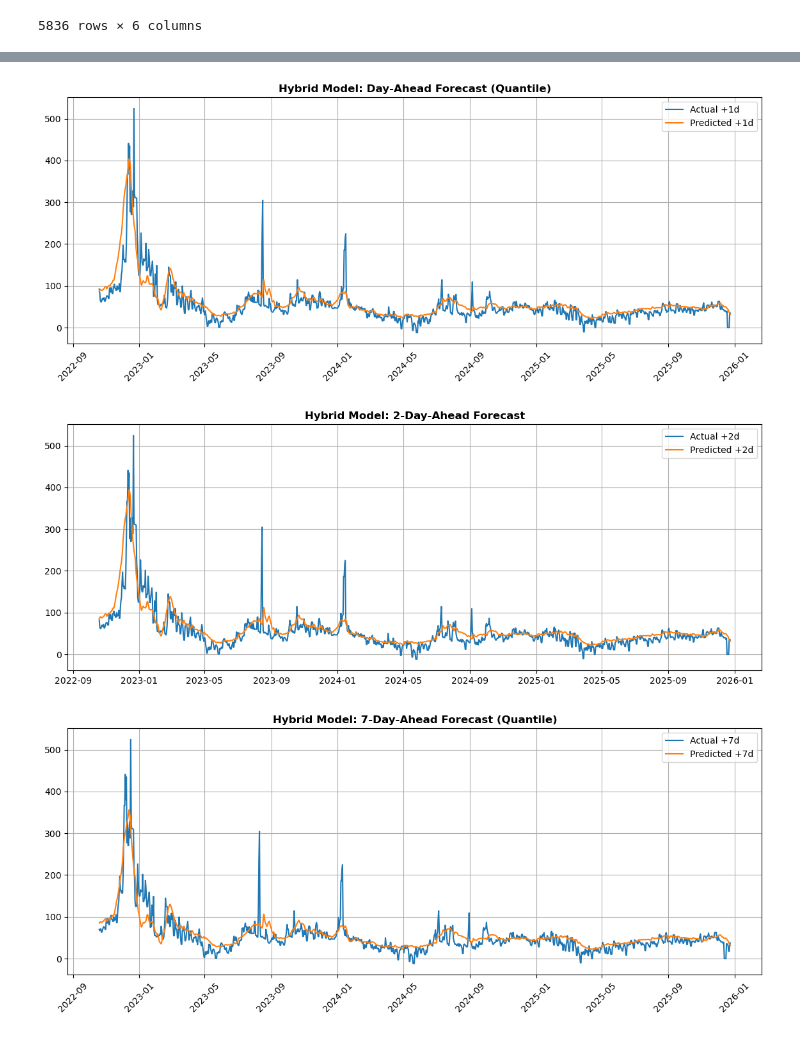
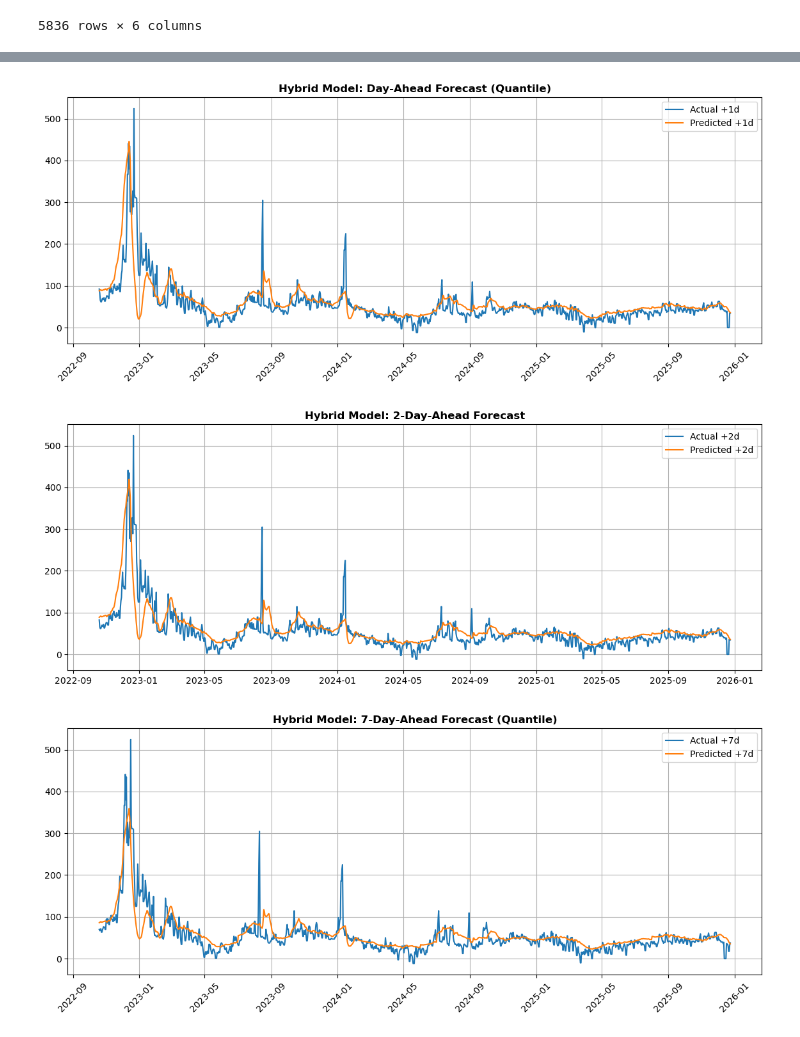
Before and after one commit to eschmidy1/DATA-543-CA-Energy, a Jupyter notebook: prelim_model.ipynb, the cells around one changed output, grey strips where cells are left out. Drawn from its saved outputs; the diff is of its cells as text; code cells hidden in the pictures.

```diff
--- a/prelim_model.ipynb
+++ b/prelim_model.ipynb
@@ -504,7 +503,7 @@ def quantile_loss(q, y, f):
     e = y - f
     return torch.max(q * e, (q - 1) * e).mean()
 
-q = 0.87  # Goal is to improve matching with peaks, volatility
+q = 0.9 # Goal is to improve matching with peaks, volatility
 optimizer = torch.optim.Adam(model.parameters(), lr=1e-3)
 
 epochs = 25
@@ -599,6 +598,6 @@ Epoch 25 | Train Loss: 2.4593 | Val Loss: 5.6131
-[figure, old version]
+[figure, new version]
-[figure, old version]
+[figure, new version]
-[figure, old version]
+[figure, new version]
 # %%
 ##########################################################################
 # Random Forest Model for Comparison to CNN
```
Also changed, not shown: parts of 10 cells of this notebook.
